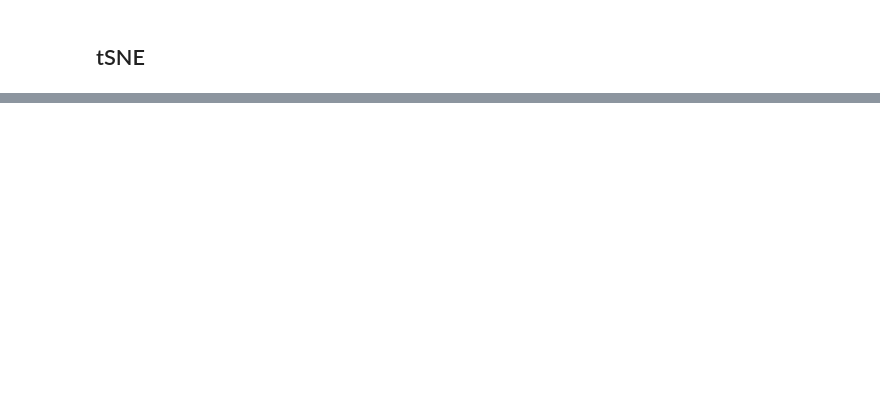
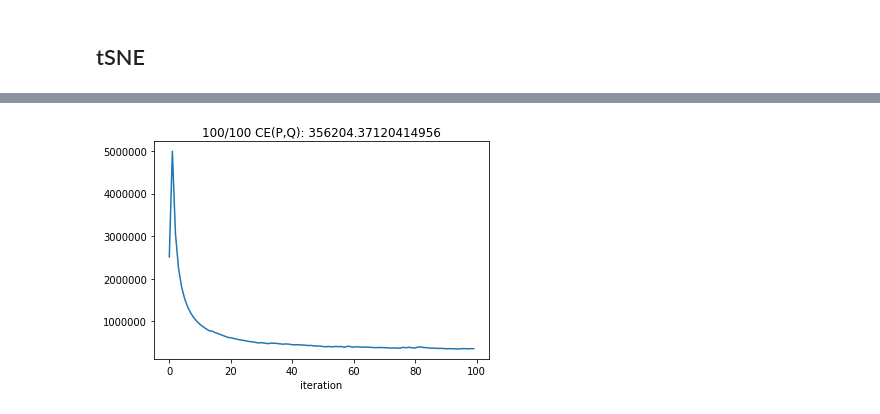
Before and after one commit to iwasakishuto/Kerasy, a Jupyter notebook: examples/decompositions.ipynb, the cells around one changed output, grey strips where cells are left out. Saved outputs shown, nothing was run; the diff lists cells and outputs as text; code cells hidden in the pictures; blank space fills up the shorter version.

```diff
--- a/examples/decompositions.ipynb
+++ b/examples/decompositions.ipynb
@@ -110,0 +117,6 @@ plt.show()
+# %%
+model = UMAP(sigma_iter=20, sigma_tol=1e-5, sigma_lower=0, sigma_upper=1e3, random_state=seed)
+# %%
+X_transformed = model.fit_transform(X, n_components=n_components, epochs=100, verbose=2)
+# %% [output]
+[figure, added]
```
Also changed, not shown: parts of 12 cells of this notebook.
